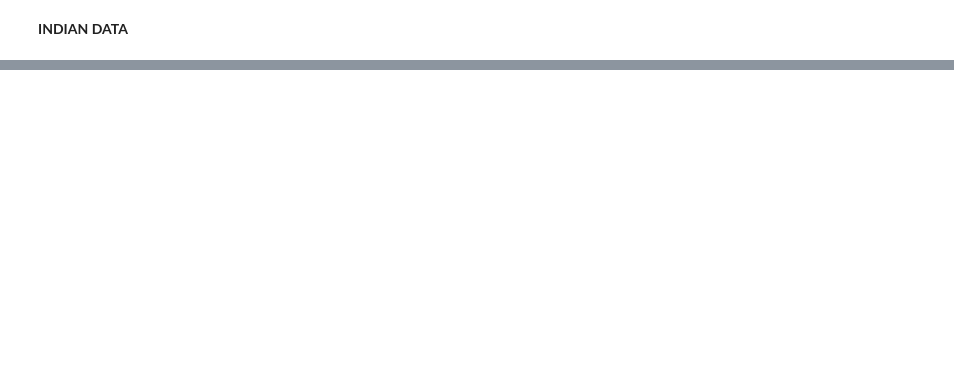
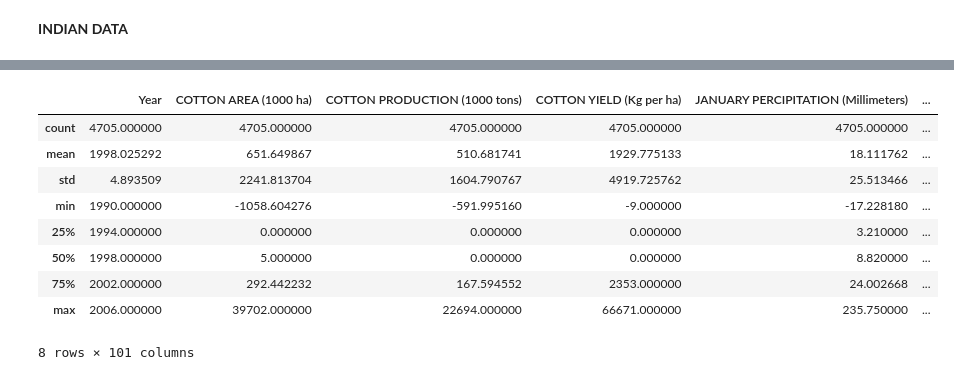
Before and after one commit to whitehatjr1001/Geopact-hackathon, a Jupyter notebook: Genpact_Hackathon.ipynb, the cells around one changed output, grey strips where cells are left out. Drawn from its saved outputs; the diff is of its cells as text; code cells hidden in the pictures; blank space fills up the shorter version.

```diff
--- a/Genpact_Hackathon.ipynb
+++ b/Genpact_Hackathon.ipynb
@@ -17,0 +83,8 @@ USA_test = pd.read_csv('/content/drive/MyDrive/Participants_Data_GGSH_Solution_N
+# %%
+indian_train=indian_train.drop(['State Name','Dist Name'], axis=1)
+# %%
+imputer = IterativeImputer(imputation_order='ascending',max_iter=20,random_state=42,n_nearest_features=20)
+# %%
+imputed_dataset = imputer.fit_transform(indian_train)
+# %%
+imputed_df = pd.DataFrame(imputed_dataset, columns=indian_train.columns)
@@ -17,0 +106,13 @@ USA_test = pd.read_csv('/content/drive/MyDrive/Participants_Data_GGSH_Solution_N
+# %%
+imputed_df.describe()
+# %% [output]
+|  | Year | COTTON AREA (1000 ha) | COTTON PRODUCTION (1000 tons) | COTTON YIELD (Kg per ha) | JANUARY PERCIPITATION (Millimeters) | ... |
+| count | 4705.000000 | 4705.000000 | 4705.000000 | 4705.000000 | 4705.000000 | ... |
+| mean | 1998.025292 | 651.649867 | 510.681741 | 1929.775133 | 18.111762 | ... |
+| std | 4.893509 | 2241.813704 | 1604.790767 | 4919.725762 | 25.513466 | ... |
+| min | 1990.000000 | -1058.604276 | -591.995160 | -9.000000 | -17.228180 | ... |
+| 25% | 1994.000000 | 0.000000 | 0.000000 | 0.000000 | 3.210000 | ... |
+| 50% | 1998.000000 | 5.000000 | 0.000000 | 0.000000 | 8.820000 | ... |
+| 75% | 2002.000000 | 292.442232 | 167.594552 | 2353.000000 | 24.002668 | ... |
+| max | 2006.000000 | 39702.000000 | 22694.000000 | 66671.000000 | 235.750000 | ... |
+8 rows × 101 columns
```
Also changed, not shown: parts of 13 cells of this notebook.
